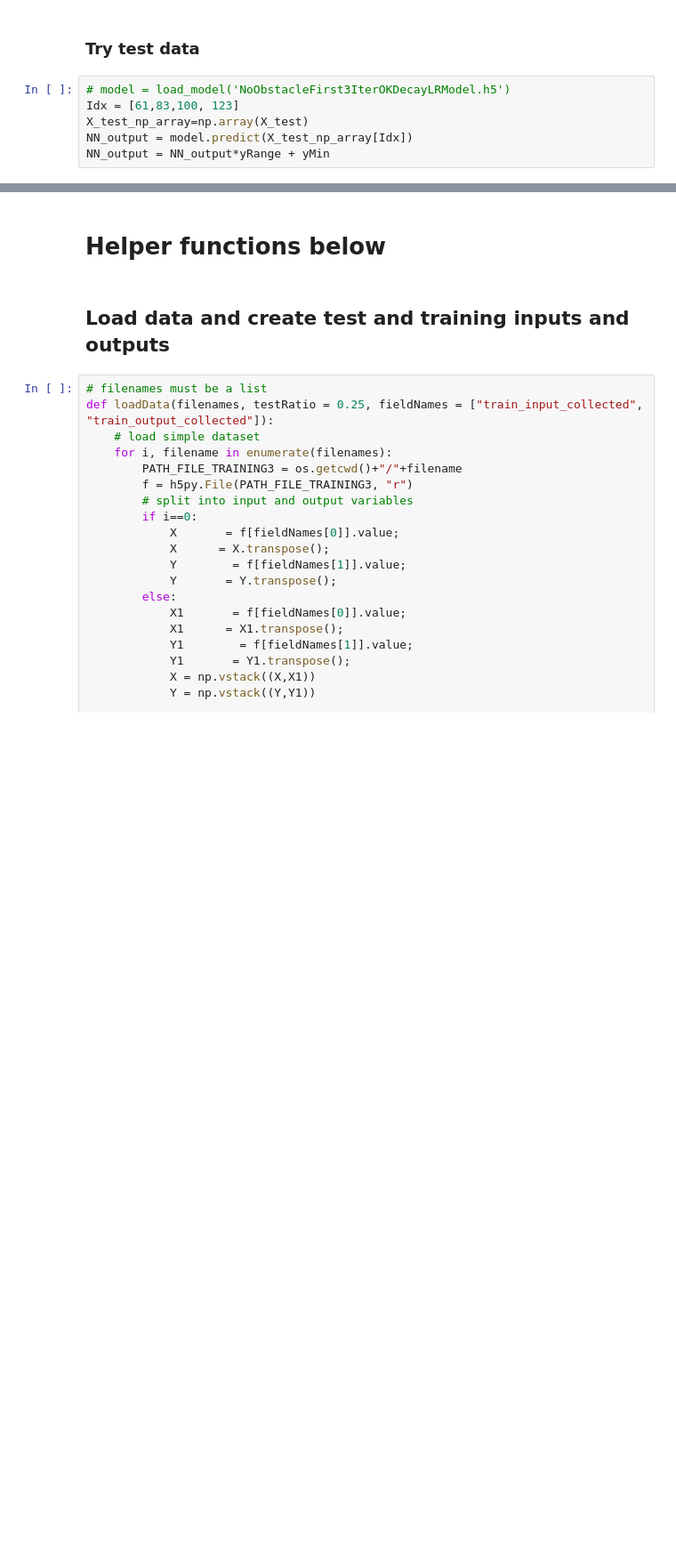
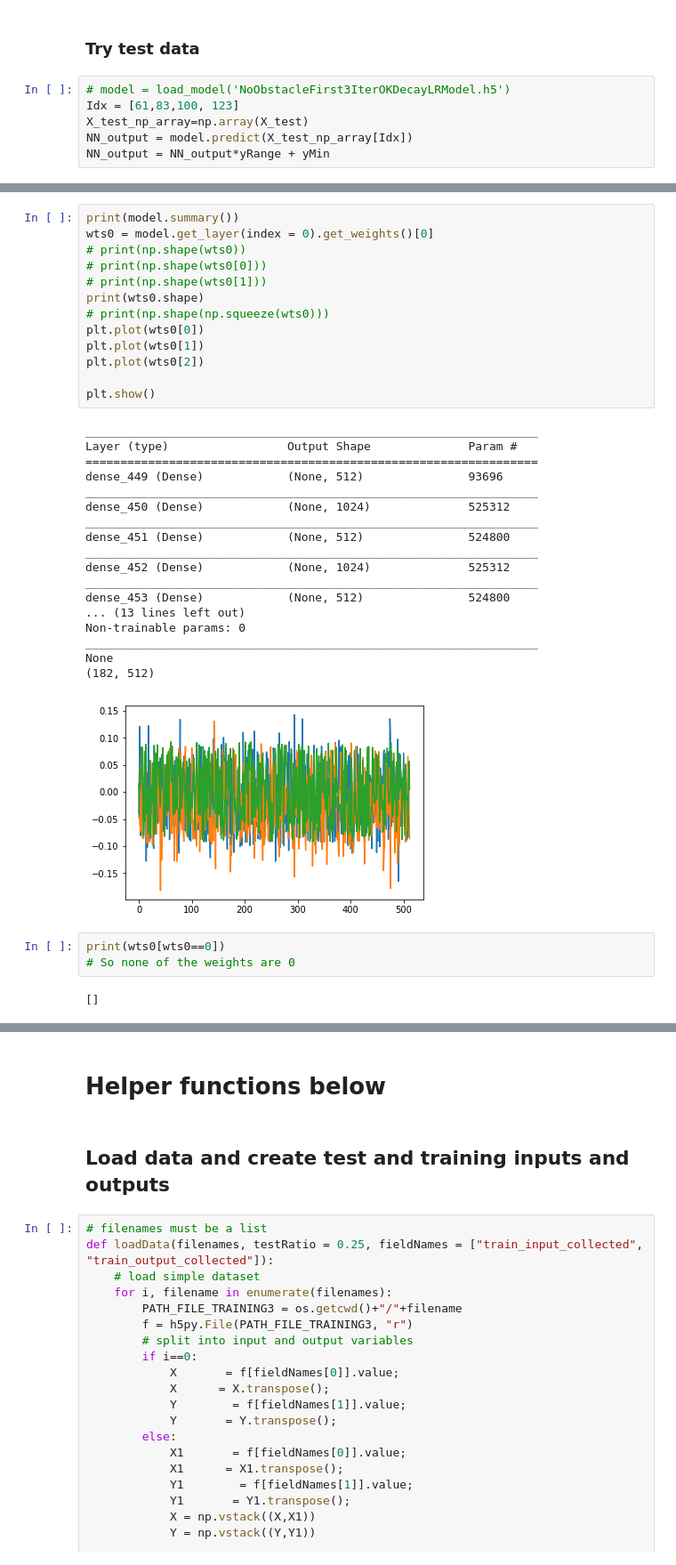
Before and after one commit to somritabanerjee/GuSTO.jl, a Jupyter notebook: examples/try_to_overfit_neural_network.ipynb, the cells around one changed output, grey strips where cells are left out. Shown at 89% size. Cells and saved outputs as stored; diff of their text form; blank space fills up the shorter version.

```diff
--- a/examples/try_to_overfit_neural_network.ipynb
+++ b/examples/try_to_overfit_neural_network.ipynb
@@ -336,0 +370,37 @@ Test Examples
+# %%
+print(model.summary())
+wts0 = model.get_layer(index = 0).get_weights()[0]
+# print(np.shape(wts0))
+# print(np.shape(wts0[0]))
+# print(np.shape(wts0[1]))
+print(wts0.shape)
+# print(np.shape(np.squeeze(wts0)))
+plt.plot(wts0[0])
+plt.plot(wts0[1])
+plt.plot(wts0[2])
+
+plt.show()
+# %% [output]
+_________________________________________________________________
+Layer (type)                 Output Shape              Param #
+=================================================================
+dense_449 (Dense)            (None, 512)               93696
+_________________________________________________________________
+dense_450 (Dense)            (None, 1024)              525312
+_________________________________________________________________
+dense_451 (Dense)            (None, 512)               524800
+_________________________________________________________________
+dense_452 (Dense)            (None, 1024)              525312
+_________________________________________________________________
+dense_453 (Dense)            (None, 512)               524800
+... (13 lines left out)
+Non-trainable params: 0
+_________________________________________________________________
+None
+(182, 512)
+[figure, added]
+# %%
+print(wts0[wts0==0])
+# So none of the weights are 0
+# %% [output]
+[]
```
Also changed, not shown: parts of 16 cells of this notebook, 2 other files.
